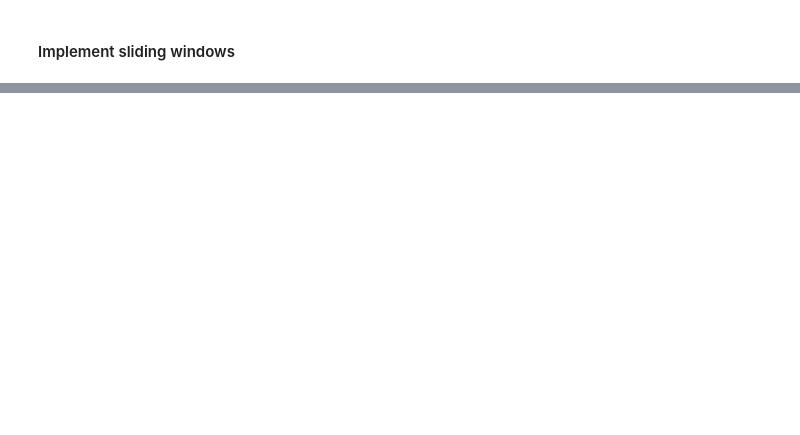
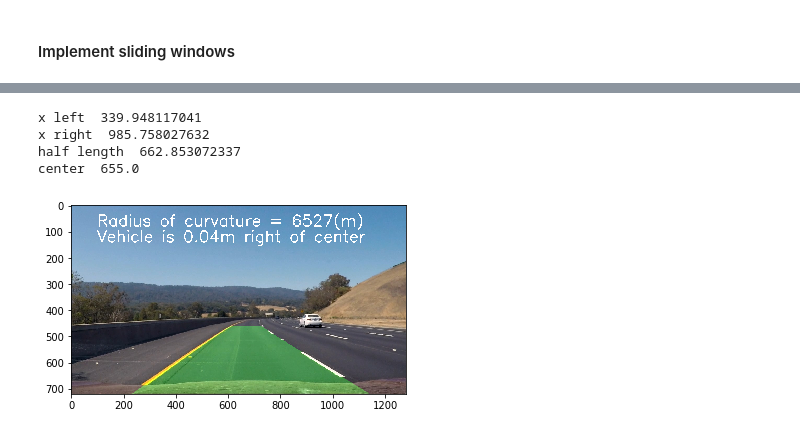
Before and after one commit to daniel-234/CarND-Advanced-Lane-Lines, a Jupyter notebook: advanced_lane_finding.ipynb, the cells around one changed output, grey strips where cells are left out. Saved outputs shown, nothing was run; the diff lists cells and outputs as text; code cells hidden in the pictures; blank space fills up the shorter version.

```diff
--- a/advanced_lane_finding.ipynb
+++ b/advanced_lane_finding.ipynb
@@ -440,0 +681,33 @@ plt.savefig("output_images/color_fit_lines.jpg")
+# %%
+def pipeline(original, src, dst, ):
+    # Apply the threshold binary function
+    threshold_image = threshold_binary(original)
+
+    # Create a binary warped image
+    binary_warped = warper(threshold_image, src, dst)
+
+    # Create histogram of image binary activations
+    histogram = hist(binary_warped)
+
+
+    # Calculate the radius of curvature in pixels for both lane lines
+    #left_curverad, right_curverad = measure_curvature_pixels(binary_warped)
+
+    # Get the output image
+    #x_left_test_image, x_right_test_image = fit_polynomial(binary_warped)
+
+
+    left_fitx, leftx, lefty, right_fitx, rightx, righty, ploty, output_img = fit_polynomial(binary_warped)
+
+    draw(binary_warped, original, src, dst, ploty, left_fitx, right_fitx)
+
+    #plt.imshow(original)
+
+original = mpimg.imread('./test_images/test3.jpg')
+pipeline(original, src, dst)
+# %% [output]
+x left  339.948117041
+x right  985.758027632
+half length  662.853072337
+center  655.0
+[figure, added]
```
Also changed, not shown: parts of 16 cells of this notebook, 3 other files.
